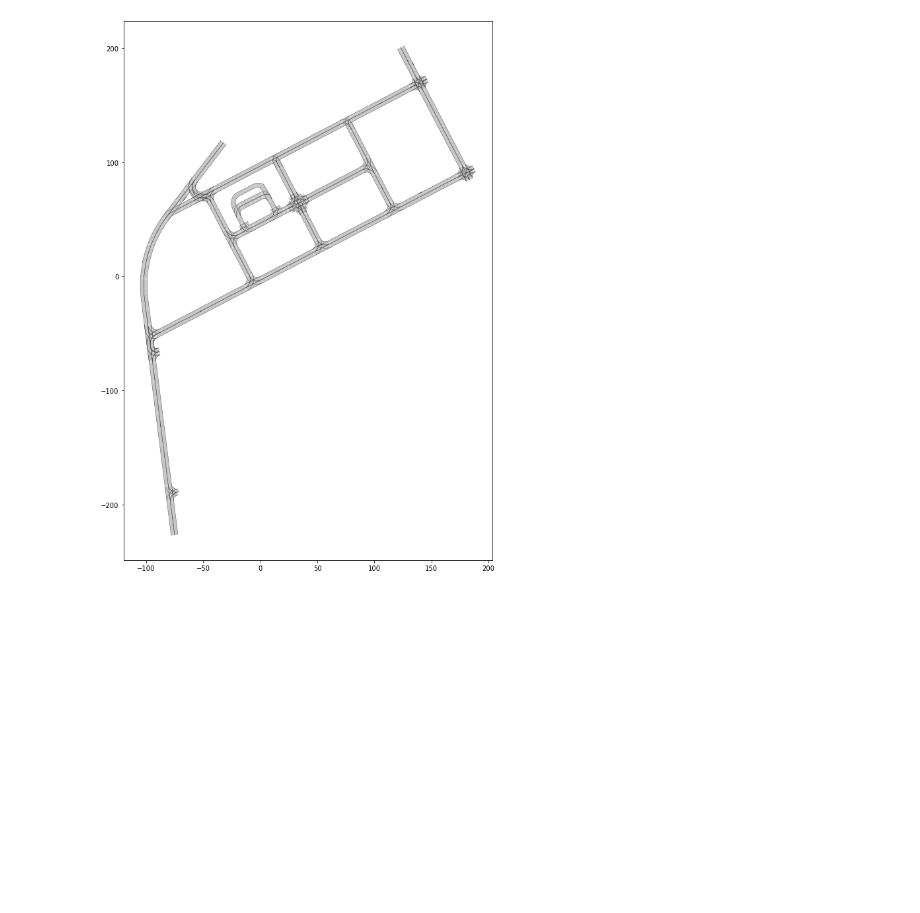
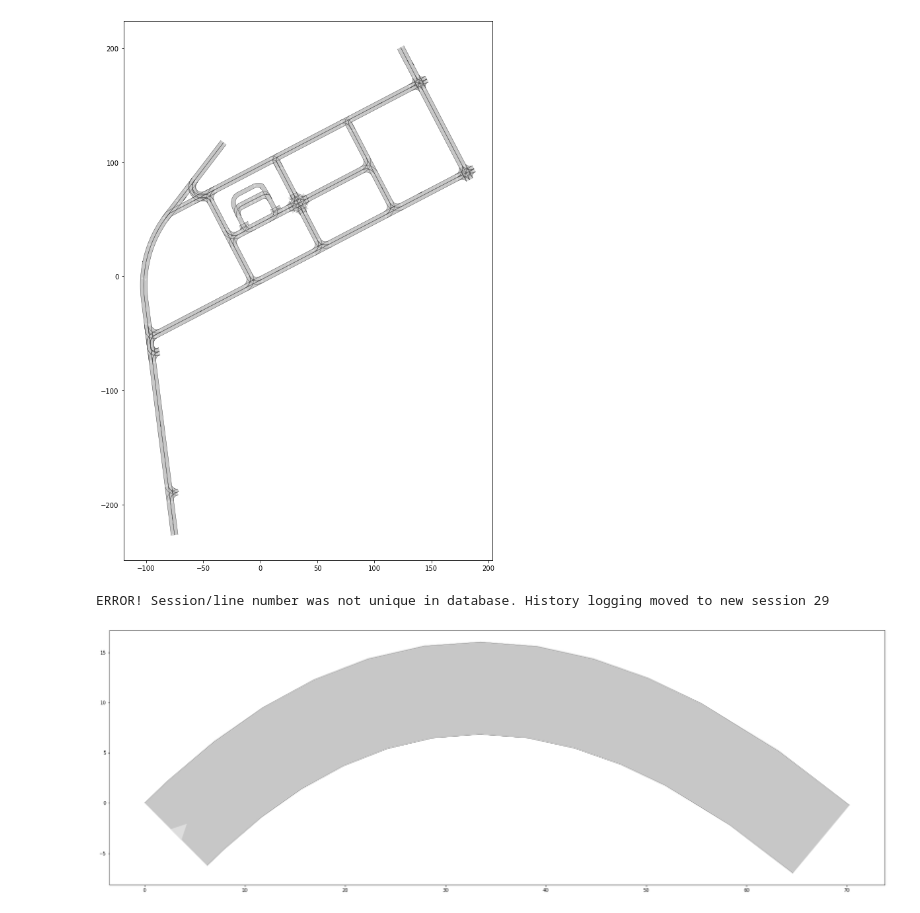
Before and after one commit to CommonRoad/commonroad-autoware-interface, a Jupyter notebook: src/cr2autoware/scripts/test_map.ipynb, the cells around one changed output. Saved outputs shown, nothing was run; the diff lists cells and outputs as text; code cells hidden in the pictures; blank space fills up the shorter version.

```diff
--- a/src/cr2autoware/scripts/test_map.ipynb
+++ b/src/cr2autoware/scripts/test_map.ipynb
@@ -76,3 +94,16 @@ plt.show()
 # %% [output]
 [figure]
 [figure]
+# %%
+file_path = "/home/drivingsim/autoware/src/universe/autoware.universe/planning/tum_commonroad_planning/dfg-car/src/cr2autoware/data/test_maps/lanelet2/sample-map-cr-small/sample-map-cr-small.xml"
+scenario, planning_problem_set = CommonRoadFileReader(file_path).open()
+
+plt.figure(figsize=(30, 30))
+rnd = MPRenderer()
+scenario.draw(rnd, draw_params={'time_begin': 0})
+planning_problem_set.draw(rnd)
+rnd.render()
+plt.show()
+# %% [output]
+ERROR! Session/line number was not unique in database. History logging moved to new session 29
+[figure, added]
```
Also changed, not shown: parts of 3 cells of this notebook, 18 other files.
